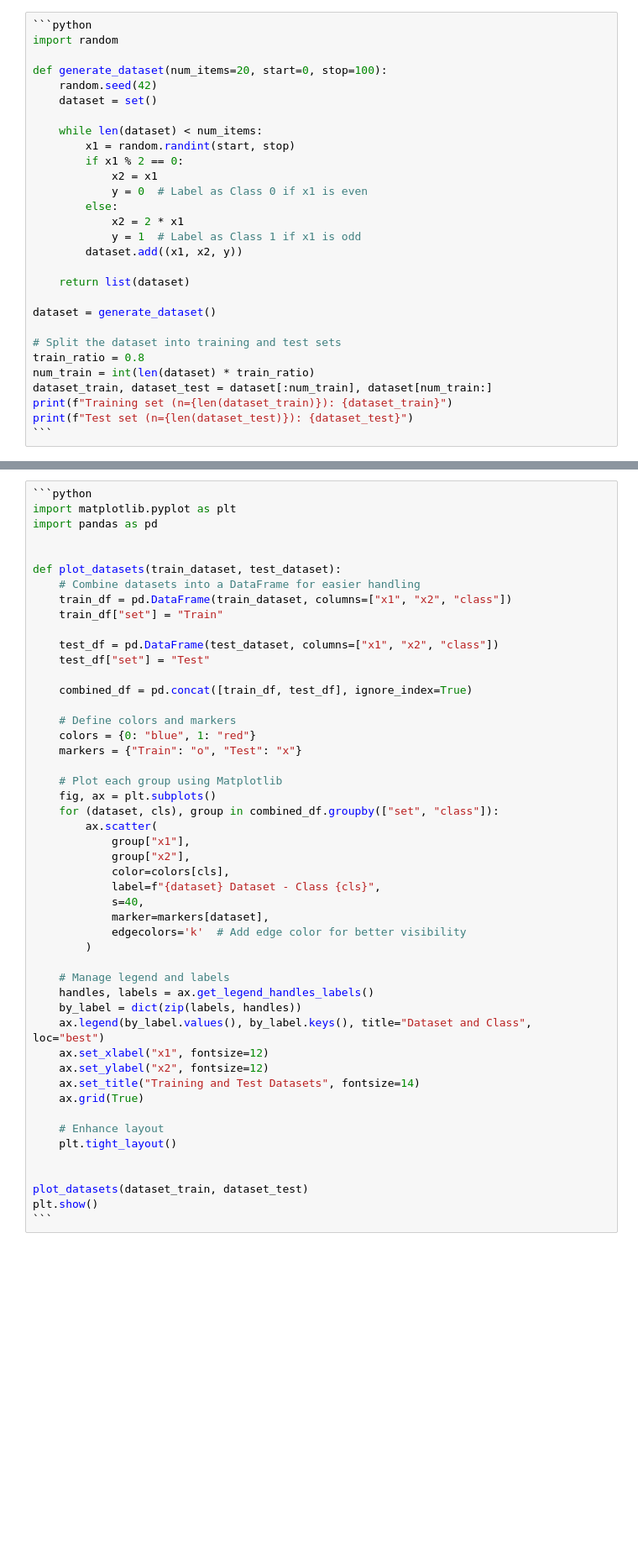
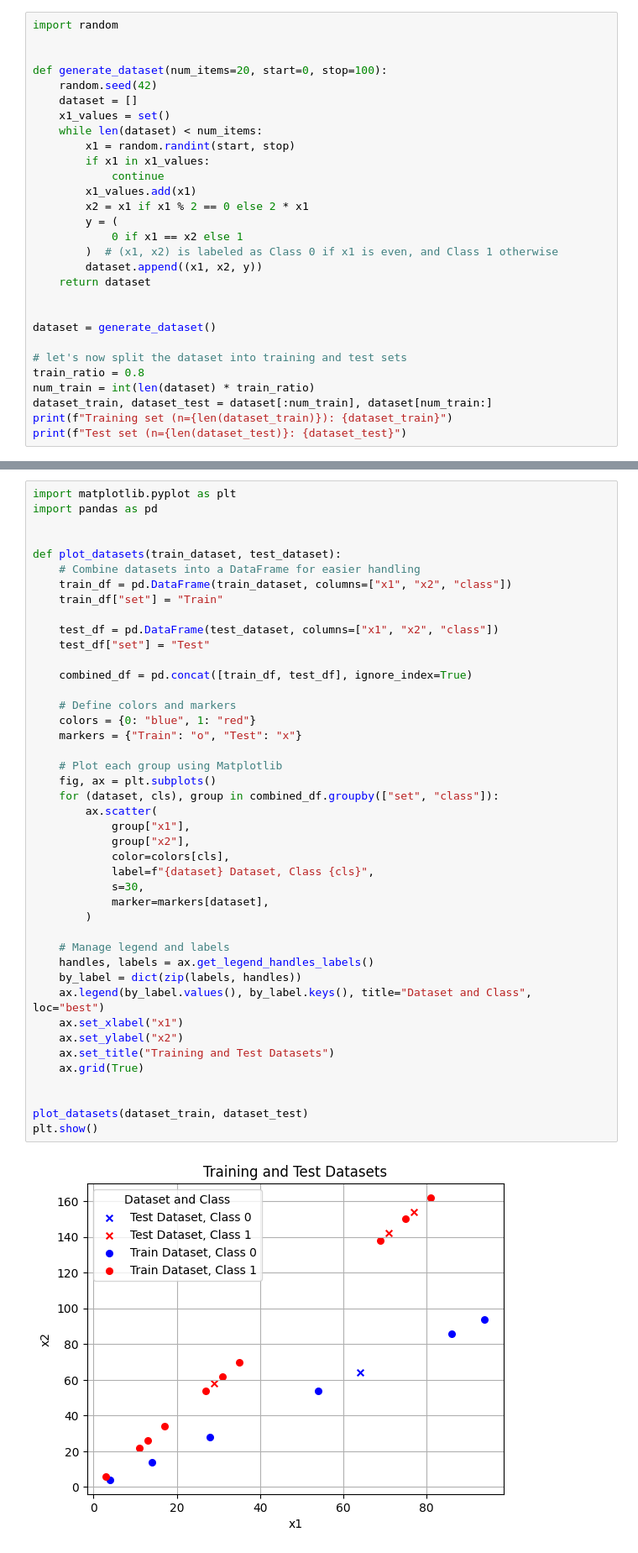
Before and after one commit to mihainadas/notebooks, a Jupyter notebook: perceptron_improved.ipynb, the cells around one changed output, grey strips where cells are left out. Shown at 84% size. Cells and saved outputs as stored; diff of their text form; blank space fills up the shorter version.

````diff
--- a/perceptron_improved.ipynb
+++ b/perceptron_improved.ipynb
@@ -26,29 +25,29 @@ We will first generate a dataset using the Python Standard Library.
 # %%
-```python
 import random
+
 
 def generate_dataset(num_items=20, start=0, stop=100):
     random.seed(42)
-    dataset = set()
-
+    dataset = []
+    x1_values = set()
     while len(dataset) < num_items:
         x1 = random.randint(start, stop)
-        if x1 % 2 == 0:
-            x2 = x1
-            y = 0  # Label as Class 0 if x1 is even
-        else:
-            x2 = 2 * x1
-            y = 1  # Label as Class 1 if x1 is odd
-        dataset.add((x1, x2, y))
+        if x1 in x1_values:
+            continue
+        x1_values.add(x1)
+        x2 = x1 if x1 % 2 == 0 else 2 * x1
+        y = (
+            0 if x1 == x2 else 1
+        )  # (x1, x2) is labeled as Class 0 if x1 is even, and Class 1 otherwise
+        dataset.append((x1, x2, y))
+    return dataset
 
-    return list(dataset)
 
 dataset = generate_dataset()
 
-# Split the dataset into training and test sets
+# let's now split the dataset into training and test sets
 train_ratio = 0.8
 num_train = int(len(dataset) * train_ratio)
 dataset_train, dataset_test = dataset[:num_train], dataset[num_train:]
 print(f"Training set (n={len(dataset_train)}): {dataset_train}")
-print(f"Test set (n={len(dataset_test)}): {dataset_test}")
-```
+print(f"Test set (n={len(dataset_test)}: {dataset_test}")
@@ -59,5 +61,4 @@ Using _Matplotlib_ and _pandas_, we will visually represent the training and tes
 # %%
-```python
 import matplotlib.pyplot as plt
 import pandas as pd
 
@@ -68,40 +69,37 @@ def plot_datasets(train_dataset, test_dataset):
     train_df["set"] = "Train"
 
     test_df = pd.DataFrame(test_dataset, columns=["x1", "x2", "class"])
     test_df["set"] = "Test"
 
     combined_df = pd.concat([train_df, test_df], ignore_index=True)
 
     # Define colors and markers
     colors = {0: "blue", 1: "red"}
     markers = {"Train": "o", "Test": "x"}
 
     # Plot each group using Matplotlib
     fig, ax = plt.subplots()
     for (dataset, cls), group in combined_df.groupby(["set", "class"]):
         ax.scatter(
             group["x1"],
             group["x2"],
             color=colors[cls],
-            label=f"{dataset} Dataset - Class {cls}",
-            s=40,
+            label=f"{dataset} Dataset, Class {cls}",
+            s=30,
             marker=markers[dataset],
-            edgecolors='k'  # Add edge color for better visibility
         )
 
     # Manage legend and labels
     handles, labels = ax.get_legend_handles_labels()
     by_label = dict(zip(labels, handles))
     ax.legend(by_label.values(), by_label.keys(), title="Dataset and Class", loc="best")
-    ax.set_xlabel("x1", fontsize=12)
-    ax.set_ylabel("x2", fontsize=12)
-    ax.set_title("Training and Test Datasets", fontsize=14)
+    ax.set_xlabel("x1")
+    ax.set_ylabel("x2")
+    ax.set_title("Training and Test Datasets")
     ax.grid(True)
-
-    # Enhance layout
-    plt.tight_layout()
 
 
 plot_datasets(dataset_train, dataset_test)
 plt.show()
-```
+# %% [output]
+[figure, added]
````
Also changed, not shown: parts of 19 cells of this notebook, 2 other files.
